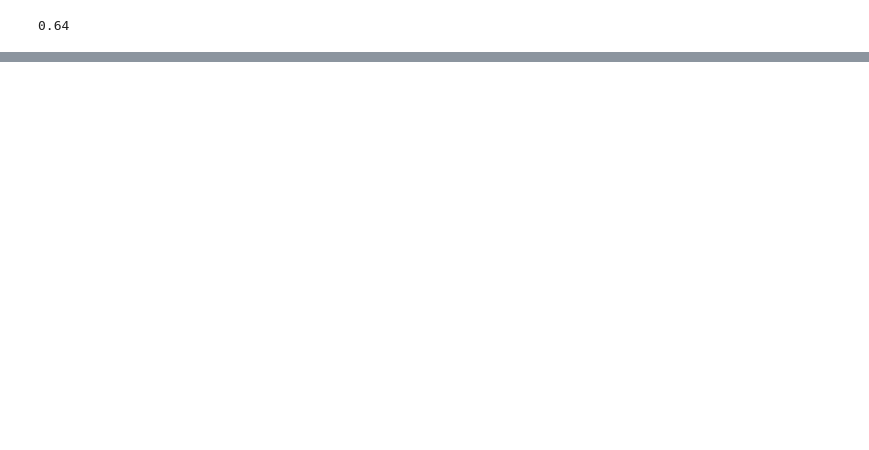
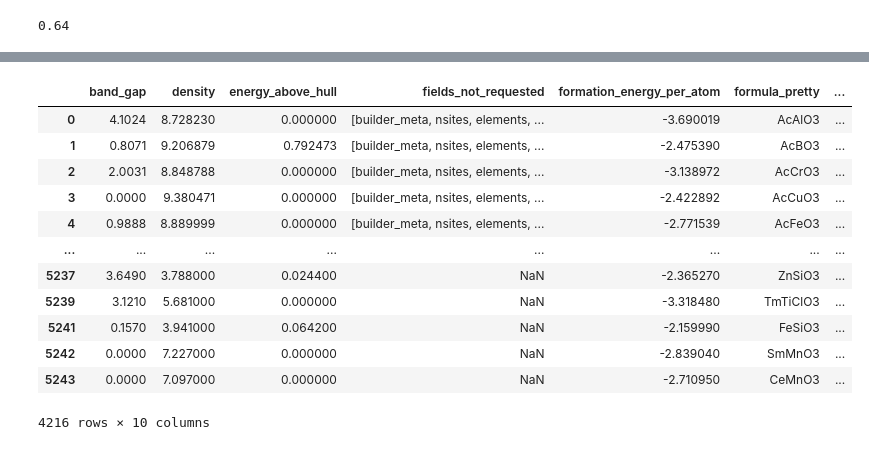
Before and after one commit to nortjo87/matproj, a Jupyter notebook: pilania/test.ipynb, the cells around one changed output, grey strips where cells are left out. Cells and saved outputs as stored; diff of their text form; code cells hidden in the pictures; blank space fills up the shorter version.

```diff
--- a/pilania/test.ipynb
+++ b/pilania/test.ipynb
@@ -68,0 +157,46 @@ AttributeError: 'MPDataDoc' object has no attribute 'formulation_energy_per_atom
+# %%
+import pandas as pd
+import re
+
+# Asumsikan df_combined sudah ada
+
+# Daftar unsur halogen
+halides = {"F", "Cl", "Br", "I", "At"}
+
+# Fungsi untuk memeriksa apakah rumus adalah tipe ABO3 dan mengandung halida
+def is_ABO3_halide(formula):
+    if not isinstance(formula, str):
+        return False
+
+    # Hapus spasi
+    formula = formula.strip()
+
+    # Pola sederhana untuk A1B1X3 (contoh: NaTiO3, CsPbBr3, BaSnO3)
+    # Bisa juga mendeteksi A dan B satu unsur, X bisa O/F/Cl/Br/I/At
+    match = re.match(r"([A-Z][a-z]?)([A-Z][a-z]?)([A-Z][a-z]?)(\d*)", formula)
+    if not match:
+        return False
+
+    # Cek apakah mengandung salah satu halida atau oksigen
+    return any(elem in formula for elem in halides.union({"O"})) and formula.endswith("3")
+
+# Terapkan filter
+df_ABO3_halide = df_combined[df_combined["formula_pretty"].apply(is_ABO3_halide)].copy()
+
+# print(df_ABO3_halide.shape)
+# print(df_ABO3_halide.head())
+df_ABO3_halide
+# %% [output]
+|  | band_gap | density | energy_above_hull | fields_not_requested | formation_energy_per_atom | formula_pretty | ... |
+| 0 | 4.1024 | 8.728230 | 0.000000 | [builder_meta, nsites, elements, ... | -3.690019 | AcAlO3 | ... |
+| 1 | 0.8071 | 9.206879 | 0.792473 | [builder_meta, nsites, elements, ... | -2.475390 | AcBO3 | ... |
+| 2 | 2.0031 | 8.848788 | 0.000000 | [builder_meta, nsites, elements, ... | -3.138972 | AcCrO3 | ... |
+| 3 | 0.0000 | 9.380471 | 0.000000 | [builder_meta, nsites, elements, ... | -2.422892 | AcCuO3 | ... |
+| 4 | 0.9888 | 8.889999 | 0.000000 | [builder_meta, nsites, elements, ... | -2.771539 | AcFeO3 | ... |
+| ... | ... | ... | ... | ... | ... | ... | ... |
+| 5237 | 3.6490 | 3.788000 | 0.024400 | NaN | -2.365270 | ZnSiO3 | ... |
+| 5239 | 3.1210 | 5.681000 | 0.000000 | NaN | -3.318480 | TmTiClO3 | ... |
+| 5241 | 0.1570 | 3.941000 | 0.064200 | NaN | -2.159990 | FeSiO3 | ... |
+| 5242 | 0.0000 | 7.227000 | 0.000000 | NaN | -2.839040 | SmMnO3 | ... |
+| 5243 | 0.0000 | 7.097000 | 0.000000 | NaN | -2.710950 | CeMnO3 | ... |
+4216 rows × 10 columns
```
Also changed, not shown: parts of 15 cells of this notebook, 1 other file.
